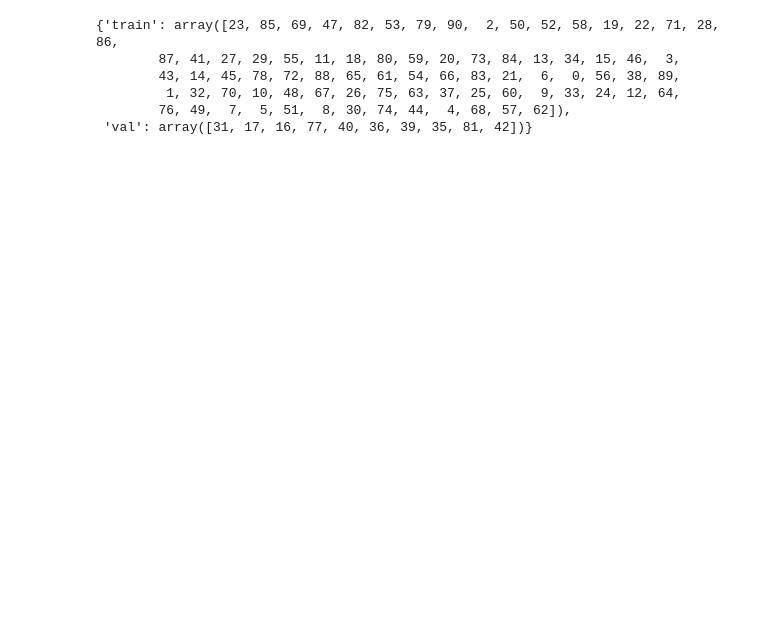
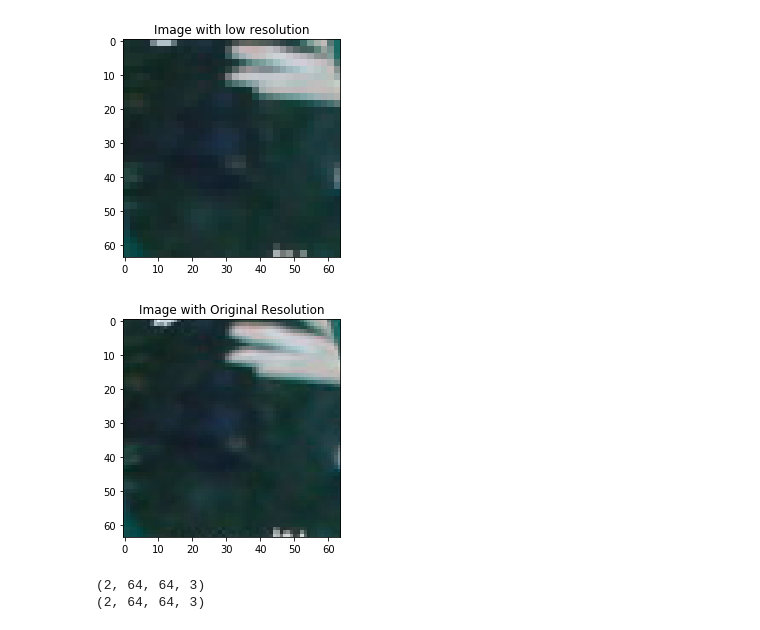
Before and after one commit to CielAl/SRCNN, a Jupyter notebook: HDF5_example.ipynb, the cells around one changed output. Cells and saved outputs as stored; diff of their text form; code cells hidden in the pictures; blank space fills up the shorter version.

```diff
--- a/HDF5_example.ipynb
+++ b/HDF5_example.ipynb
@@ -9,15 +10,8 @@ args['filedir'] = 'train_data'
 args['pattern'] = '*.bmp'
 args['database_name'] = 'mock'
 args['export_dir'] = 'export'
-args['patch_shape'] = (32,32,3)
+args['patch_shape'] = (64,64,3)
 args['stride_size'] = 32
 data_set = database(**args)
 # %%
-data_set.init_split()
+data_set.write_data()
-# %% [output]
-{'train': array([23, 85, 69, 47, 82, 53, 79, 90,  2, 50, 52, 58, 19, 22, 71, 28, 86,
-        87, 41, 27, 29, 55, 11, 18, 80, 59, 20, 73, 84, 13, 34, 15, 46,  3,
-        43, 14, 45, 78, 72, 88, 65, 61, 54, 66, 83, 21,  6,  0, 56, 38, 89,
-         1, 32, 70, 10, 48, 67, 26, 75, 63, 37, 25, 60,  9, 33, 24, 12, 64,
-        76, 49,  7,  5, 51,  8, 30, 74, 44,  4, 68, 57, 62]),
- 'val': array([31, 17, 16, 77, 40, 36, 39, 35, 81, 42])}
@@ -25,0 +18,21 @@ data_set.execute()
+# %%
+#get img and label
+mock_im,mock_label = data_set['val',25]
+# %%
+plt.figure()
+plt.title("Image with low resolution")
+plt.imshow(mock_im)
+plt.figure()
+plt.title("Image with Original Resolution")
+_ = plt.imshow(mock_label)
+# %% [output]
+[figure, added]
+[figure, added]
+# %%
+#get batches into a tensor - 2patches
+mock_im_tensor,mock_label_tensor = data_set['val',25:27] #2
+print(mock_im_tensor.shape)
+print(mock_label_tensor.shape)
+# %% [output]
+(2, 64, 64, 3)
+(2, 64, 64, 3)
```
Also changed, not shown: parts of 3 cells of this notebook, 3 other files.
